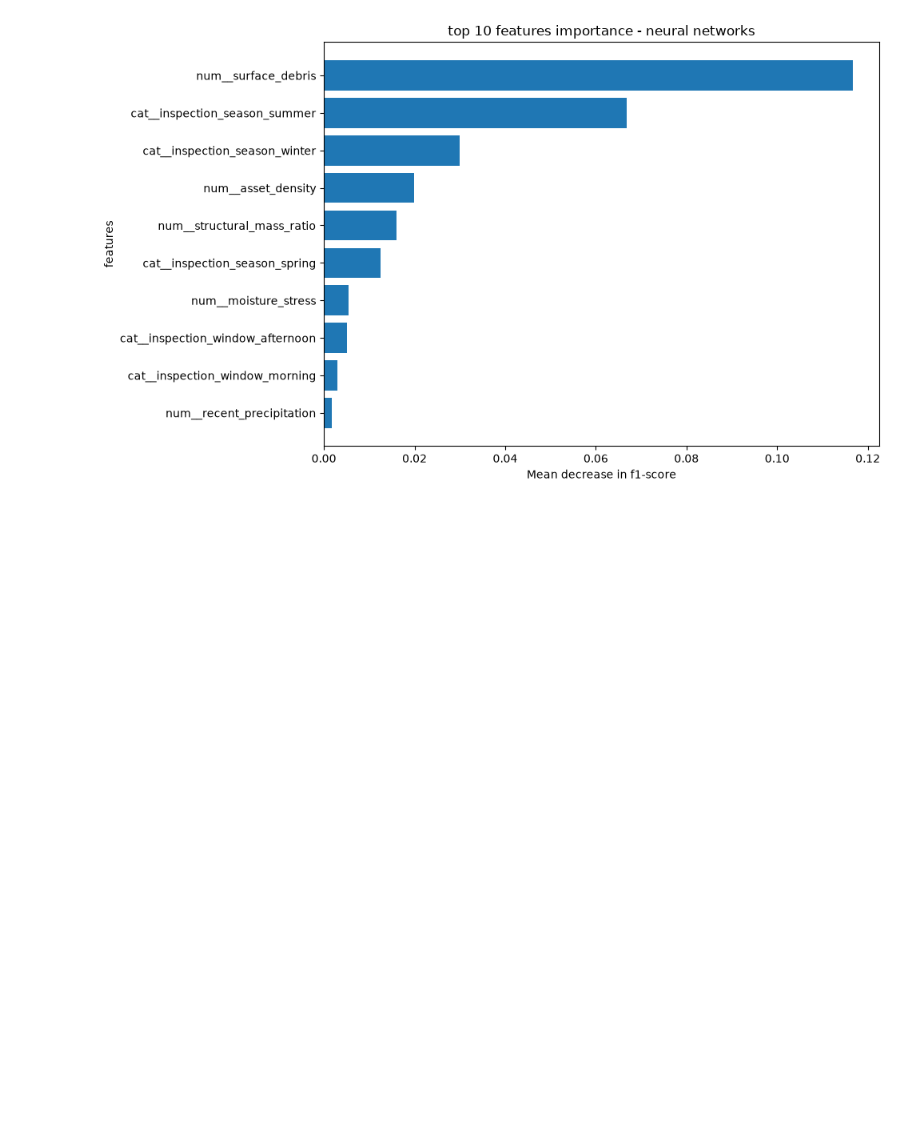
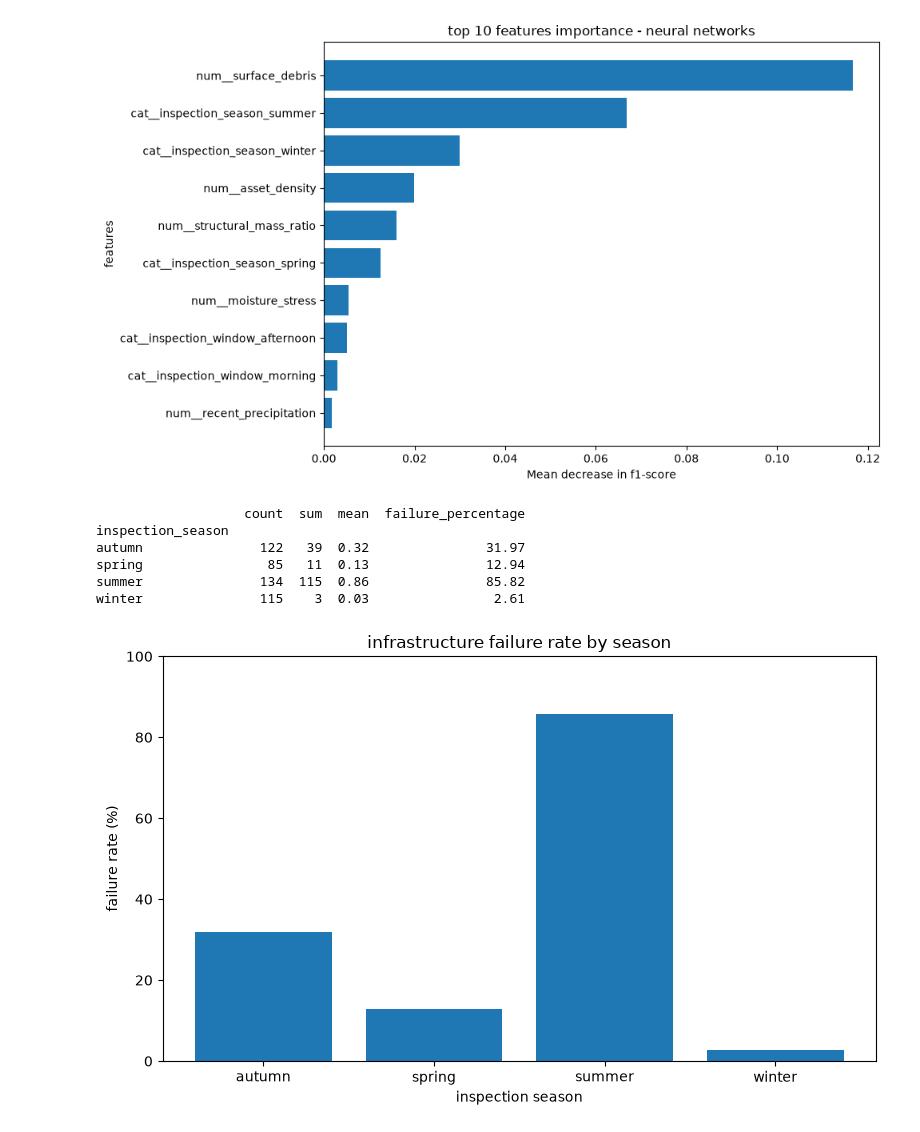
Before and after one commit to GoneVamshi/urban-infrastructure-ml, a Jupyter notebook: notebooks/analysis.ipynb, the cells around one changed output. Drawn from its saved outputs; the diff is of its cells as text; code cells hidden in the pictures; blank space fills up the shorter version.

Commit message:
Analyse infrastructure failure rates across seasons

```diff
--- a/notebooks/analysis.ipynb
+++ b/notebooks/analysis.ipynb
@@ -1101,3 +1101,39 @@ plt.tight_layout()
 plt.show()
 # %% [output]
 [figure]
+# %%
+season_failure = df_clean.groupby("inspection_season")["failure"].agg(
+    ["count","sum","mean"]
+)
+
+season_failure["failure_percentage"]=(
+    season_failure["mean"]*100
+)
+
+print(season_failure.round(2))
+# %% [output]
+                   count  sum  mean  failure_percentage
+inspection_season
+autumn               122   39  0.32               31.97
+spring                85   11  0.13               12.94
+summer               134  115  0.86               85.82
+winter               115    3  0.03                2.61
+# %%
+import matplotlib.pyplot as plt
+
+plt.figure(figsize=(8,5))
+
+plt.bar(
+    season_failure.index,
+    season_failure["failure_percentage"]
+)
+
+plt.xlabel("inspection season")
+plt.ylabel("failure rate (%)")
+plt.title("infrastructure failure rate by season")
+
+plt.ylim(0,100)
+plt.tight_layout()
+plt.show()
+# %% [output]
+[figure, added]
```
